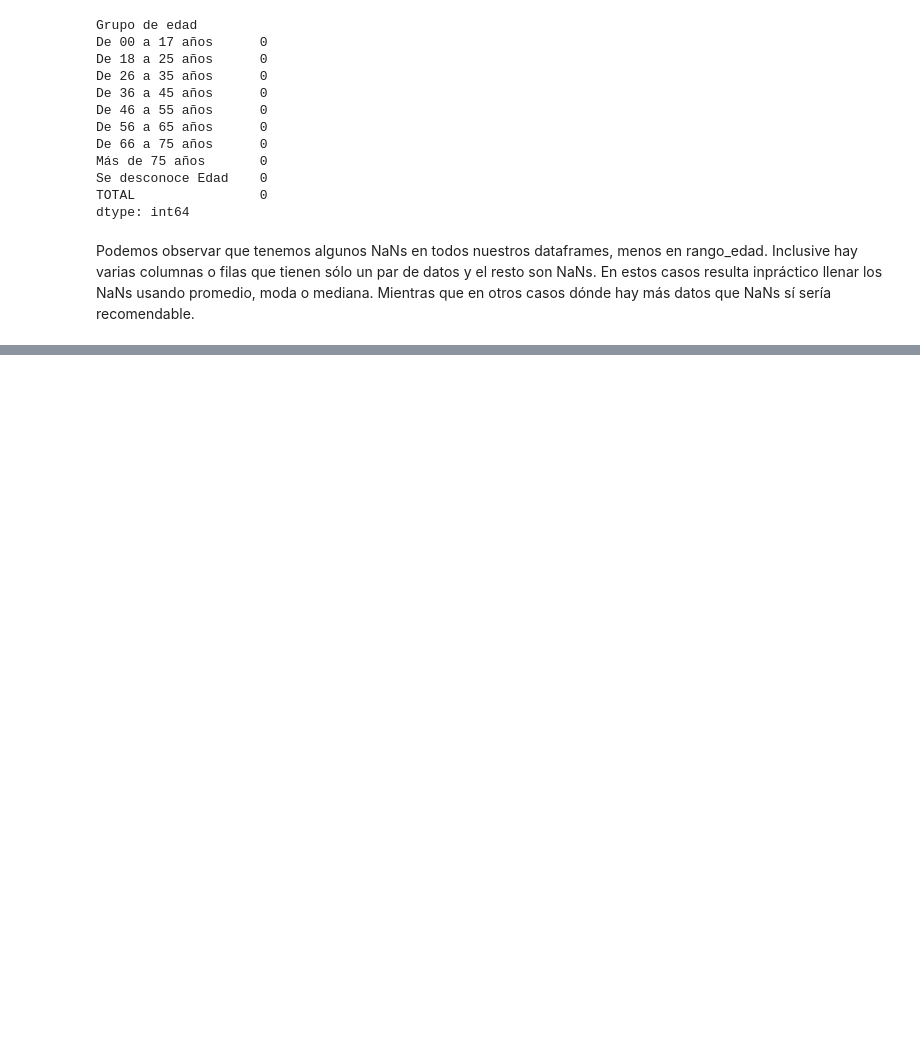
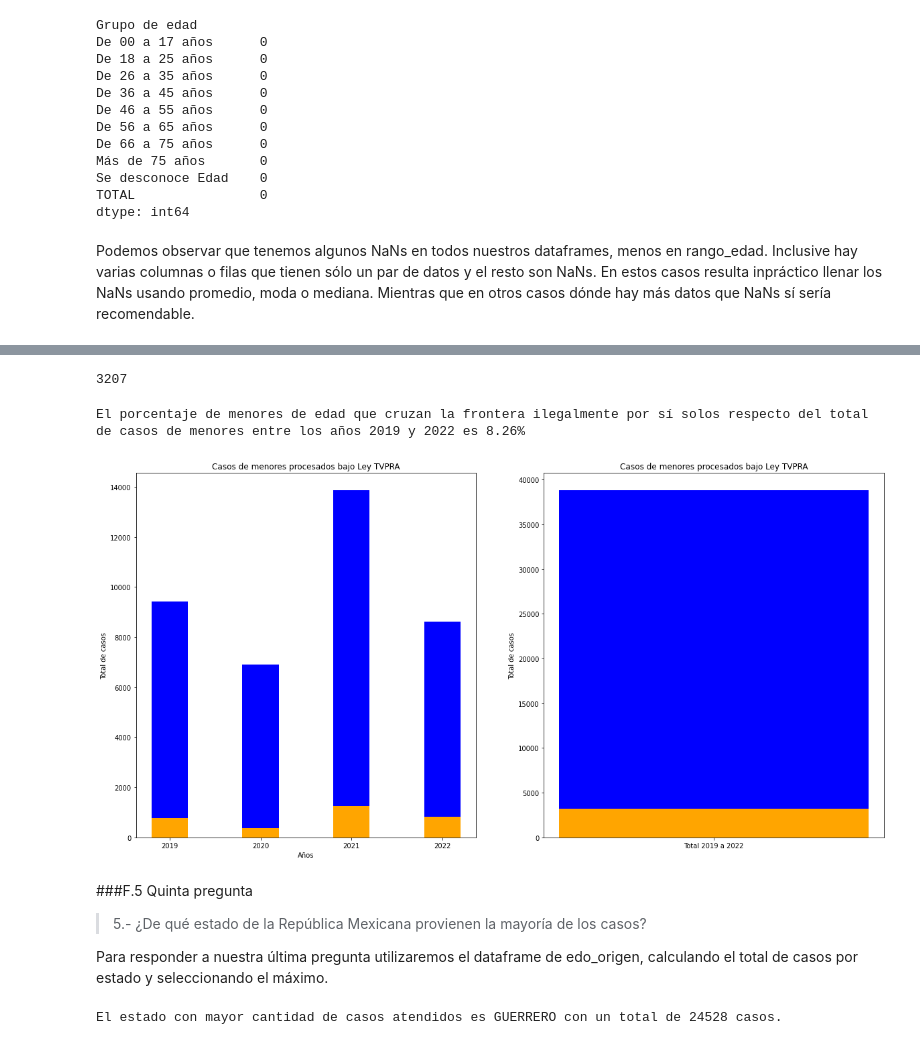
Before and after one commit to JuanMaLR/bedu-equipo4-dataScience-P-FP, a Jupyter notebook: FinalProject.ipynb, the cells around one changed output, grey strips where cells are left out. Cells and saved outputs as stored; diff of their text form; code cells hidden in the pictures; blank space fills up the shorter version.

```diff
--- a/FinalProject.ipynb
+++ b/FinalProject.ipynb
@@ -1319,0 +1285,27 @@ Dado que este módulo únicamente abarca el procesamiento de datos, y por ende n
+# %%
+#Crearemos una copia de nuestro dataframe
+casos_mig_1922 = casos_t.copy()
+
+#Y eliminaremos las columnas que antecedan a 2019
+casos_mig_1922.drop(columns=casos_mig_1922.loc[:,'2010':'2018'].columns, inplace=True)
+
+#Obtenemos el total los casos de menores procesados
+TVPRA = list(casos_mig_1922.loc['MENOR PROCESADO BAJO LEY TVPRA',]) # por año
+TVPRA_total = casos_mig_1922.loc['MENOR PROCESADO BAJO LEY TVPRA'].sum() # de 2019 a 2022
+# %%
+TVPRA_total
+# %% [output]
+3207
+# %%
+#Obtenemos los totales de menores procesados por año del dataframe rango_edad_ceros
+menores_ann = []
+for i in [0,3,6,9]:
+  suma = 0
+  for j in range(0,3):
+    suma = suma + rango_edad_ceros.iloc[0,i+j]
+  menores_ann.append(suma)
+menores_total = sum(menores_ann)
+# %%
+print(f'El porcentaje de menores de edad que cruzan la frontera ilegalmente por sí solos respecto del total de casos de menores entre los años 2019 y 2022 es {round(TVPRA_total*100/menores_total,2)}%')
+# %% [output]
+El porcentaje de menores de edad que cruzan la frontera ilegalmente por sí solos respecto del total de casos de menores entre los años 2019 y 2022 es 8.26%
@@ -1319,0 +1314,29 @@ Dado que este módulo únicamente abarca el procesamiento de datos, y por ende n
+# %%
+fig2 = plt.figure(figsize=(20,10))
+fig2.tight_layout()
+
+plt.subplot(121)
+plt.title('Casos de menores procesados bajo Ley TVPRA')
+plt.bar(casos_mig_1922.columns, menores_ann, color ='blue', width = 0.4)
+plt.bar(casos_mig_1922.columns, TVPRA, color ='orange', width = 0.4)
+plt.xlabel("Años")
+plt.ylabel("Total de casos")
+
+plt.subplot(122)
+plt.title('Casos de menores procesados bajo Ley TVPRA')
+plt.bar('Total 2019 a 2022', menores_total, color ='blue', width = 0.2)
+plt.bar('Total 2019 a 2022', TVPRA_total, color ='orange', width = 0.2)
+#plt.xlabel("Años")
+plt.ylabel("Total de casos")
+
+plt.show()
+# %% [output]
+[figure, added]
+# %% [markdown]
+###F.5 Quinta pregunta
+
+
+> 5.- ¿De qué estado de la República Mexicana provienen la mayoría de los casos?
+
+
+Para responder a nuestra última pregunta utilizaremos el dataframe de edo_origen, calculando el total de casos por estado y seleccionando el máximo.
@@ -1319,0 +1350,4 @@ Dado que este módulo únicamente abarca el procesamiento de datos, y por ende n
+# %%
+print(f'El estado con mayor cantidad de casos atendidos es {edo_total.idxmax()} con un total de {edo_total.max()} casos.')
+# %% [output]
+El estado con mayor cantidad de casos atendidos es GUERRERO con un total de 24528 casos.
```
Also changed, not shown: parts of 92 cells of this notebook.
